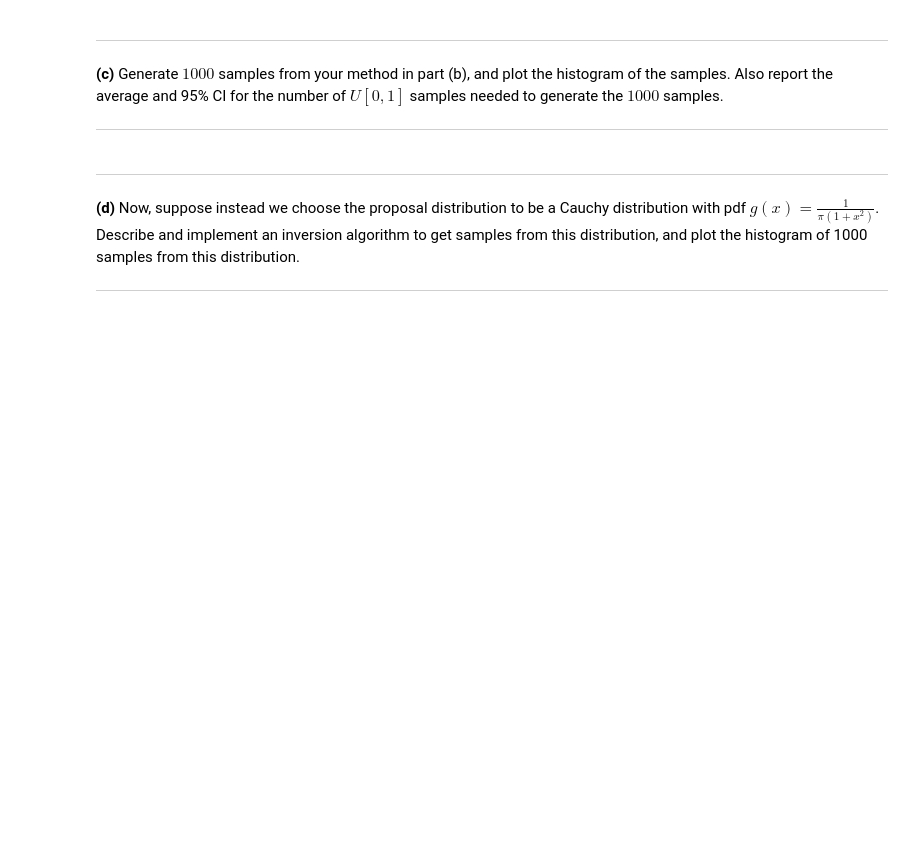
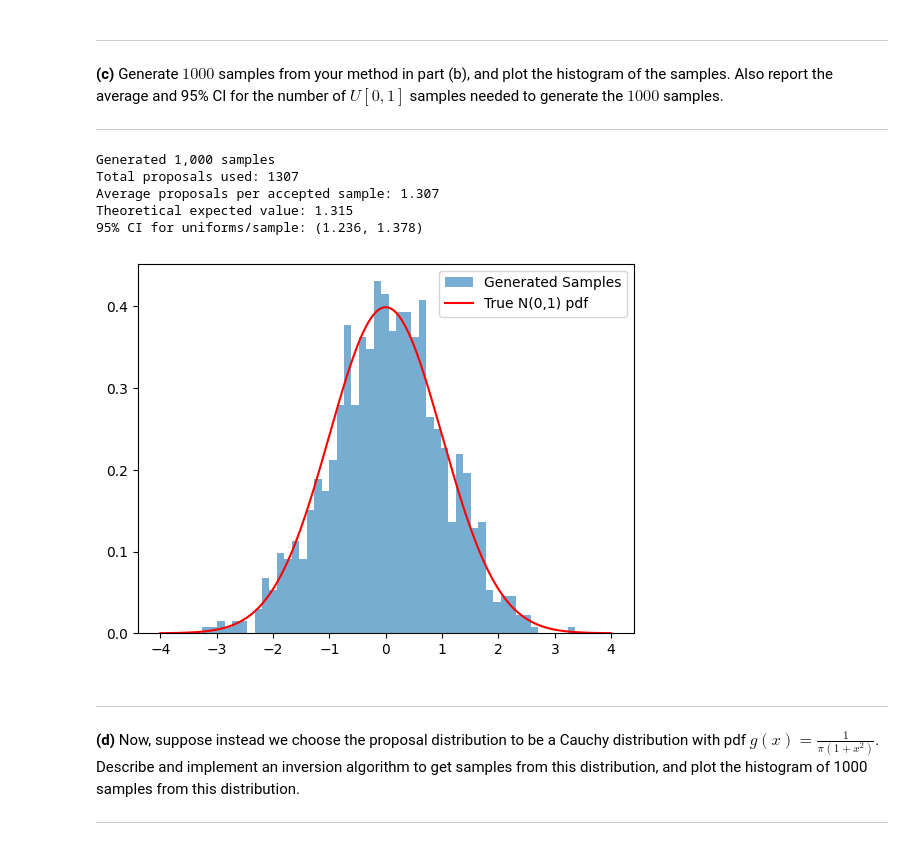
Before and after one commit to Mingfei-L6/4580, a Jupyter notebook: orie_4580_HW3.ipynb, the cells around one changed output. Drawn from its saved outputs; the diff is of its cells as text; code cells hidden in the pictures; blank space fills up the shorter version.

```diff
--- a/orie_4580_HW3.ipynb
+++ b/orie_4580_HW3.ipynb
@@ -512,6 +598,34 @@ print(laplace_inverse(10))
 **(c)** Generate $1000$ samples from your method in part (b), and plot the histogram of the samples. Also report the average and 95\% CI for the number of $U[0,1]$ samples needed to generate the $1000$ samples.
 
 <hr>
+# %%
+samples, trials = sample_normal_ar(1000)
+
+print("Generated 1,000 samples")
+print(f"Total proposals used: {trials}")
+print(f"Average proposals per accepted sample: {trials / len(samples):.3f}")
+print(f"Theoretical expected value: {k:.3f}")
+
+# confidence interval
+std_err = np.sqrt(trials) / len(samples)   # approx standard error
+average = trials / len(samples)
+ci_low = average - 1.96 * std_err
+ci_high = average + 1.96 * std_err
+print(f"95% CI for uniforms/sample: ({ci_low:.3f}, {ci_high:.3f})")
+
+# plot hist vs true density
+x = np.linspace(-4, 4, 200)
+plt.hist(samples, bins=50, density=True, alpha=0.6, label="Generated Samples")
+plt.plot(x, f(x), 'r-', label="True N(0,1) pdf")
+plt.legend()
+plt.show()
+# %% [output]
+Generated 1,000 samples
+Total proposals used: 1307
+Average proposals per accepted sample: 1.307
+Theoretical expected value: 1.315
+95% CI for uniforms/sample: (1.236, 1.378)
+[figure, added]
 # %% [markdown]
 <hr>
 
```
Also changed, not shown: parts of 14 cells of this notebook.
